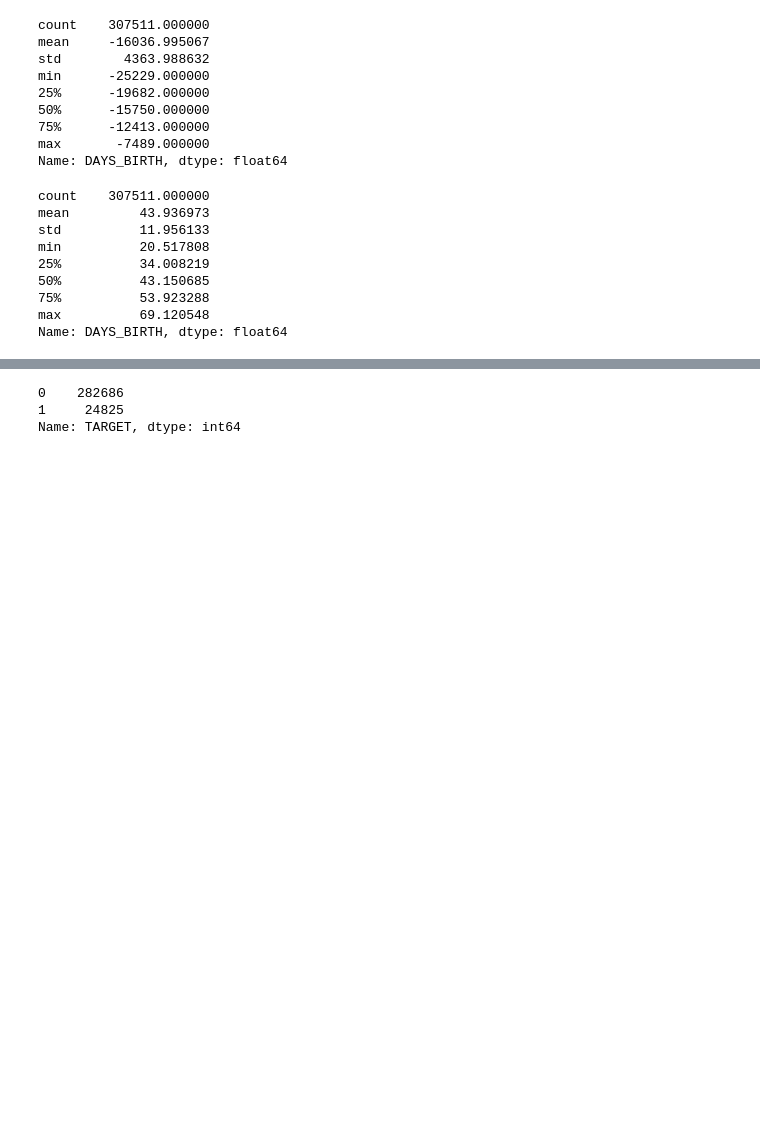
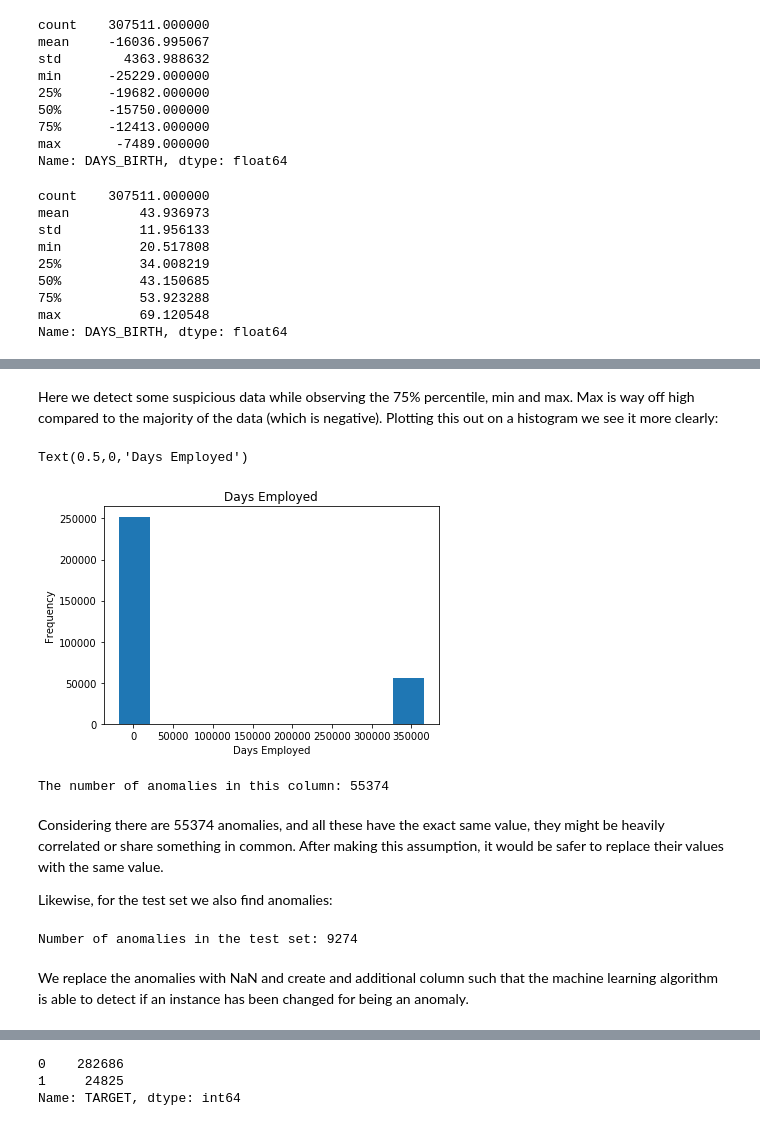
Before and after one commit to adrsolheim/notebooks, a Jupyter notebook: home-credit-default-risk/home_credit_default_risk.ipynb, the cells around one changed output, grey strips where cells are left out. Cells and saved outputs as stored; diff of their text form; code cells hidden in the pictures; blank space fills up the shorter version.

Commit message:
detecting anomalies

```diff
--- a/home-credit-default-risk/home_credit_default_risk.ipynb
+++ b/home-credit-default-risk/home_credit_default_risk.ipynb
@@ -304,0 +367,22 @@ Name: DAYS_BIRTH, dtype: float64
+# %% [markdown]
+Here we detect some suspicious data while observing the 75% percentile, min and max. Max is way off high compared to the majority of the data (which is negative). Plotting this out on a histogram we see it more clearly:
+# %%
+train_set['DAYS_EMPLOYED'].plot.hist(title="Days Employed")
+plt.xlabel("Days Employed")
+# %% [output]
+Text(0.5,0,'Days Employed')
+[figure, added]
+# %%
+print("The number of anomalies in this column:",(train_set['DAYS_EMPLOYED'] == 365243).sum())
+# %% [output]
+The number of anomalies in this column: 55374
+# %% [markdown]
+Considering there are 55374 anomalies, and all these have the exact same value, they might be heavily correlated or share something in common. After making this assumption, it would be safer to replace their values with the same value.
+
+Likewise, for the test set we also find anomalies:
+# %%
+print("Number of anomalies in the test set:",(test_set['DAYS_EMPLOYED'] == 365243).sum())
+# %% [output]
+Number of anomalies in the test set: 9274
+# %% [markdown]
+We replace the anomalies with NaN and create and additional column such that the machine learning algorithm is able to detect if an instance has been changed for being an anomaly.
```
Also changed, not shown: parts of 31 cells of this notebook.
